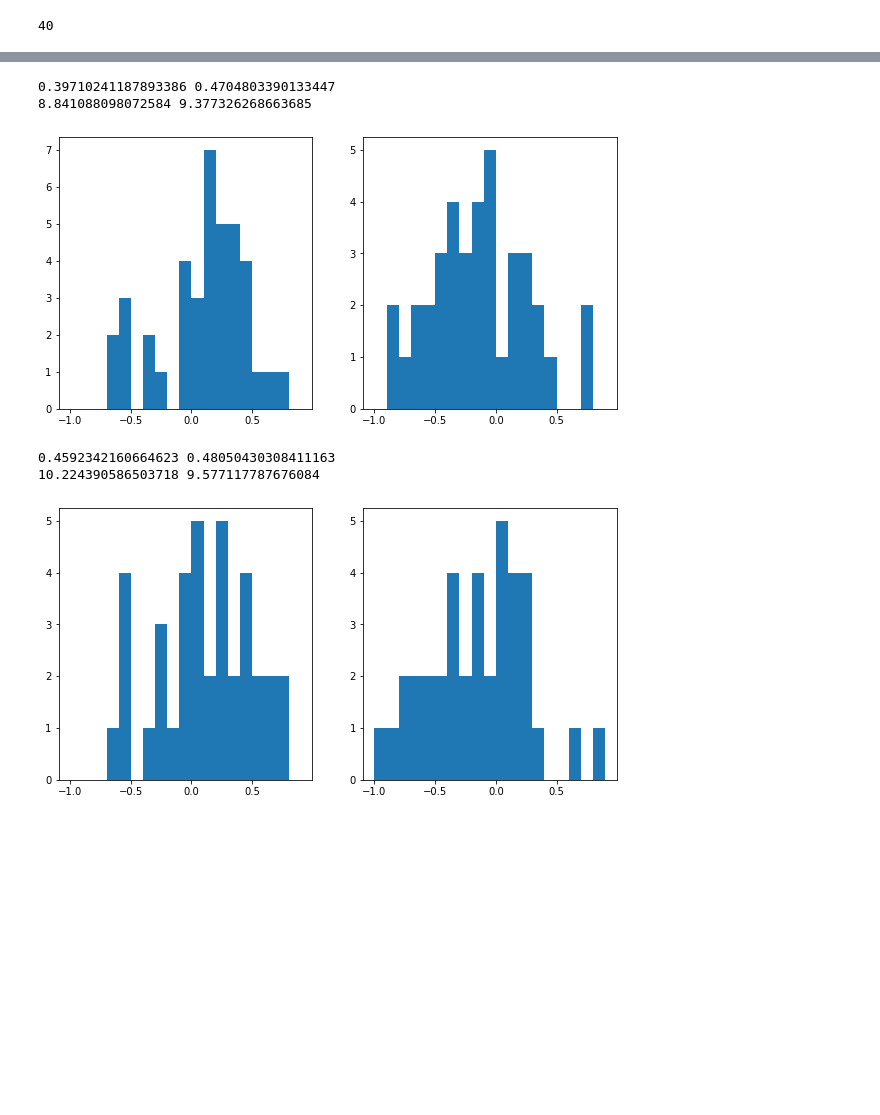
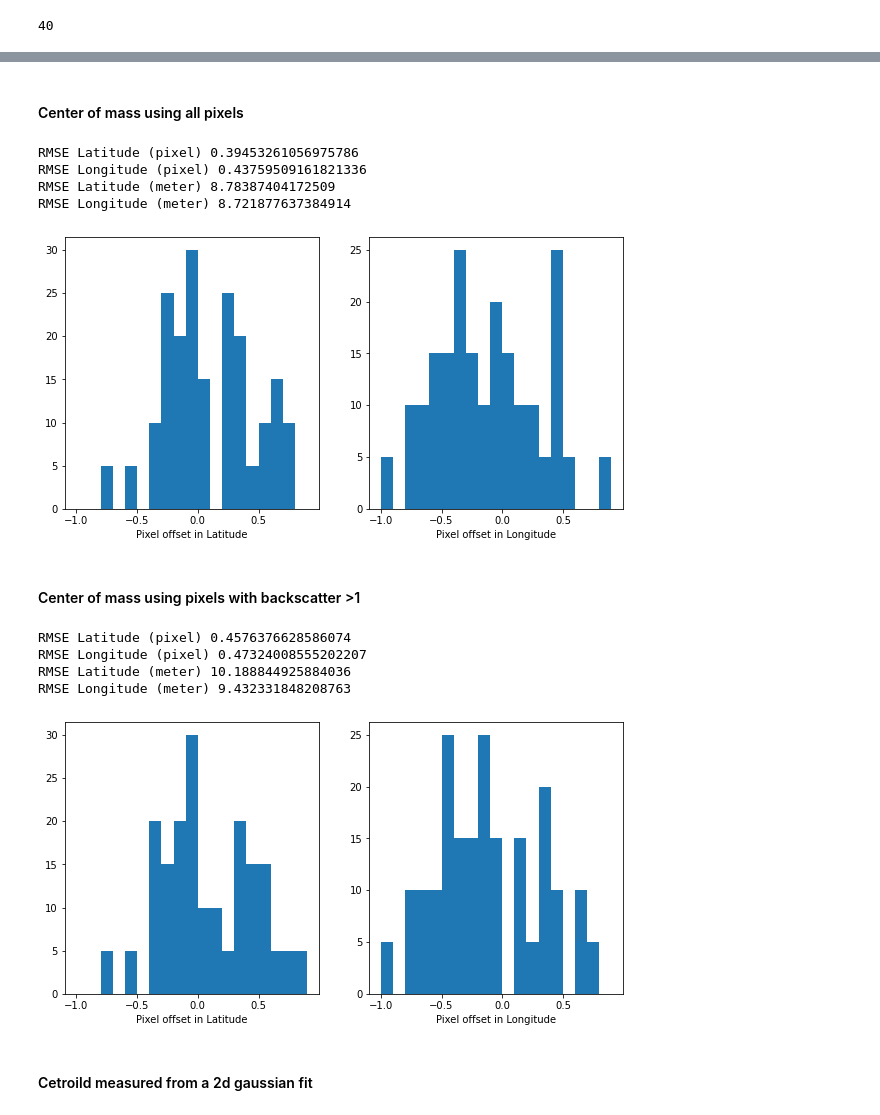
Before and after one commit to fangfy/deafrica-sandbox-notebooks, a Jupyter notebook: Datasets/Sentinel-1_NRB_sample_CR.ipynb, the cells around one changed output, grey strips where cells are left out. Saved outputs shown, nothing was run; the diff lists cells and outputs as text; code cells hidden in the pictures; blank space fills up the shorter version.

Commit message:
Updated geometric accuracy measure.

```diff
--- a/Datasets/Sentinel-1_NRB_sample_CR.ipynb
+++ b/Datasets/Sentinel-1_NRB_sample_CR.ipynb
@@ -38,0 +47,2 @@ combined = xr.combine_by_coords([load_s1_sample_combined('s1_sample_cr/s1_nrb',
+# %%
+combined = load_s1_sample_combined('s1_nrb', 'HH')
@@ -58,5 +87,5 @@ QLD_corner_reflector_positions_GDA2020.xlsx
 # %%
-cr_locations = pd.read_csv('~/dev/SAR/QLD_corner_reflector_positions_GDA2020.txt', sep="\s+", header=0)
+cr_locations = pd.read_csv('../../S1_samples/QLD_corner_reflector_positions_GDA2020.txt', sep="\s+", header=0)
 # %%
 cr_locations.head()
 # %% [output]
@@ -75,5 +104,3 @@ cr_locations= cr_locations[cr_locations[col_lat].notnull().values & cr_locations
 len(cr_locations)
 # %% [output]
 40
-# %%
-s1 = combined.HH.squeeze()
@@ -105,6 +139,8 @@ len(data_crs)
 # %%
-f, ax = plt.subplots(7,6,figsize=(15,12))
+# visual check selected stamps
+
+f, ax = plt.subplots(4,10,figsize=(20,8))
 ax = ax.flatten()
-for i in range(len(data_crs)):
+for i in range(len(data_crs[::ntime])):
     data_crs[i].plot.imshow(ax=ax[i], vmin=0.5, vmax=2);
 # %% [output]
@@ -123,6 +164,8 @@ ps = 0.0002 # pixel scale in degree
 mpd_lat = 111.32*1000 # meter per degree lat
 mpd_lon = 111.32*1000*np.cos(cr_locations.Latitude.values.max()*np.pi/180.) # maximum meter per degree lon
 #111.32*1000*0.0002*np.cos(cr_locations.Latitude.values.min()*np.pi/180.) for minimum meter per degree lon
+# %% [markdown]
+#### Center of mass using all pixels
 # %%
 # center of mass all pixel
 
@@ -139,17 +182,25 @@ for i in range(len(data_crs)):
     c_lats.append(c_lat)
     c_lons.append(c_lon)
 
-print(np.sqrt(np.mean((cr_locations.Latitude.values - c_lats)**2))/ps, np.sqrt(np.mean((cr_locations.Longitude.values - c_lons)**2))/ps)
-print(np.sqrt(np.mean((cr_locations.Latitude.values - c_lats)**2))*mpd_lat, np.sqrt(np.mean((cr_locations.Longitude.values - c_lons)**2))*mpd_lon)
+print("RMSE Latitude (pixel)", np.sqrt(np.mean((np.tile(cr_locations.Latitude.values, ntime) - c_lats)**2))/ps)
+print("RMSE Longitude (pixel)", np.sqrt(np.mean((np.tile(cr_locations.Longitude.values, ntime) - c_lons)**2))/ps)
+print("RMSE Latitude (meter)", np.sqrt(np.mean((np.tile(cr_locations.Latitude.values, ntime) - c_lats)**2))*mpd_lat)
+print("RMSE Longitude (meter)", np.sqrt(np.mean((np.tile(cr_locations.Longitude.values, ntime) - c_lons)**2))*mpd_lon)
 # %% [output]
-0.39710241187893386 0.4704803390133447
-8.841088098072584 9.377326268663685
+RMSE Latitude (pixel) 0.39453261056975786
+RMSE Longitude (pixel) 0.43759509161821336
+RMSE Latitude (meter) 8.78387404172509
+RMSE Longitude (meter) 8.721877637384914
 # %%
 f, ax = plt.subplots(1, 2, figsize=(10,5))
-ax[0].hist((cr_locations.Latitude.values - c_lats)/ps, bins=np.arange(-1,1,0.1));
-ax[1].hist((cr_locations.Longitude.values - c_lons)/ps, bins=np.arange(-1,1,0.1));
+ax[0].hist((np.tile(cr_locations.Latitude.values, ntime) - c_lats)/ps, bins=np.arange(-1,1,0.1));
+ax[0].set_xlabel('Pixel offset in Latitude');
+ax[1].hist((np.tile(cr_locations.Longitude.values, ntime) - c_lons)/ps, bins=np.arange(-1,1,0.1));
+ax[1].set_xlabel('Pixel offset in Longitude');
 # %% [output]
-[figure, old version]
+[figure, new version]
+# %% [markdown]
+#### Center of mass using pixels with backscatter >1
 # %%
 # center of mass high backscatter pixels
 
@@ -167,17 +218,25 @@ for i in range(len(data_crs)):
     c_lons.append(c_lon)
 
 
-print(np.sqrt(np.mean((cr_locations.Latitude.values - c_lats)**2))/ps, np.sqrt(np.mean((cr_locations.Longitude.values - c_lons)**2))/ps)
-print(np.sqrt(np.mean((cr_locations.Latitude.values - c_lats)**2))*mpd_lat, np.sqrt(np.mean((cr_locations.Longitude.values - c_lons)**2))*mpd_lon)
+print("RMSE Latitude (pixel)", np.sqrt(np.mean((np.tile(cr_locations.Latitude.values, ntime) - c_lats)**2))/ps)
+print("RMSE Longitude (pixel)", np.sqrt(np.mean((np.tile(cr_locations.Longitude.values, ntime) - c_lons)**2))/ps)
+print("RMSE Latitude (meter)", np.sqrt(np.mean((np.tile(cr_locations.Latitude.values, ntime) - c_lats)**2))*mpd_lat)
+print("RMSE Longitude (meter)", np.sqrt(np.mean((np.tile(cr_locations.Longitude.values, ntime) - c_lons)**2))*mpd_lon)
 # %% [output]
-0.4592342160664623 0.48050430308411163
-10.224390586503718 9.577117787676084
+RMSE Latitude (pixel) 0.4576376628586074
+RMSE Longitude (pixel) 0.47324008555202207
+RMSE Latitude (meter) 10.188844925884036
+RMSE Longitude (meter) 9.432331848208763
 # %%
 f, ax = plt.subplots(1, 2, figsize=(10,5))
-ax[0].hist((cr_locations.Latitude.values - c_lats)/ps, bins=np.arange(-1,1,0.1));
-ax[1].hist((cr_locations.Longitude.values - c_lons)/ps, bins=np.arange(-1,1,0.1));
+ax[0].hist((np.tile(cr_locations.Latitude.values, ntime) - c_lats)/ps, bins=np.arange(-1,1,0.1));
+ax[0].set_xlabel('Pixel offset in Latitude');
+ax[1].hist((np.tile(cr_locations.Longitude.values, ntime) - c_lons)/ps, bins=np.arange(-1,1,0.1));
+ax[1].set_xlabel('Pixel offset in Longitude');
 # %% [output]
-[figure, old version]
+[figure, new version]
+# %% [markdown]
+#### Cetroild measured from a 2d gaussian fit
 # %%
 # gaussian centroid
 
```
Also changed, not shown: parts of 25 cells of this notebook.
